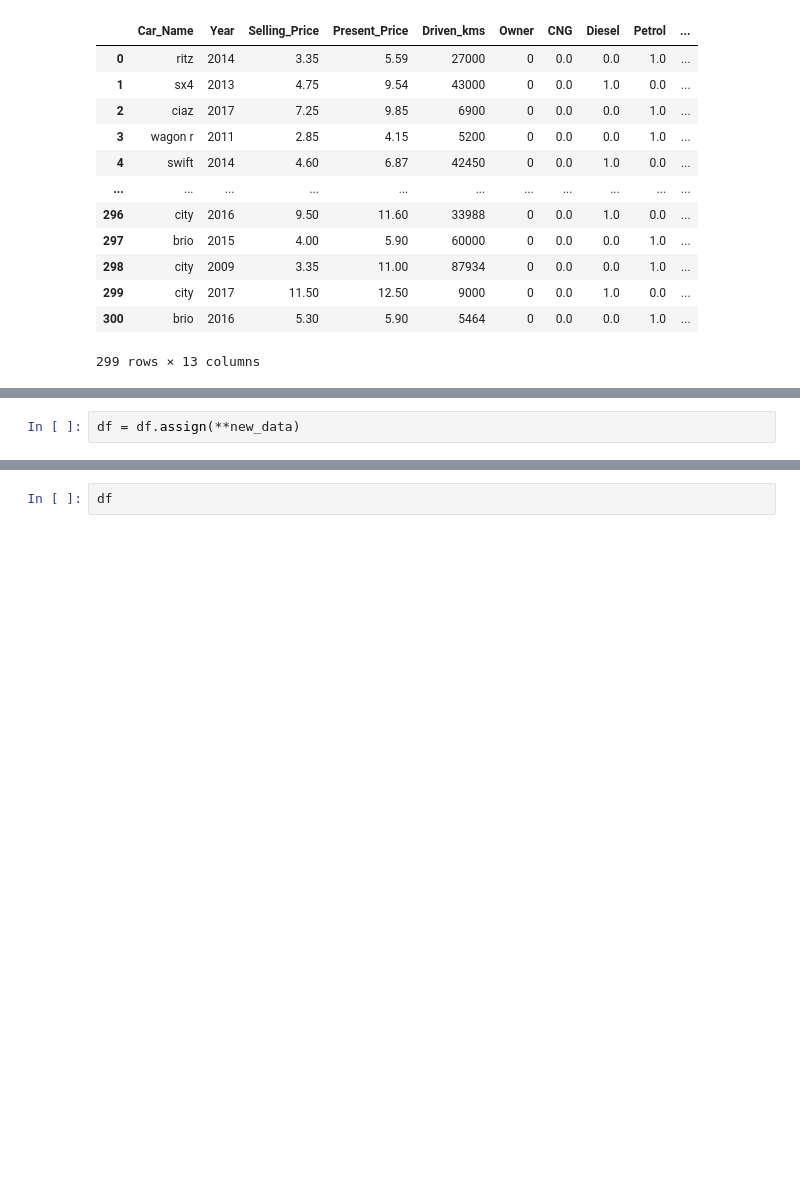
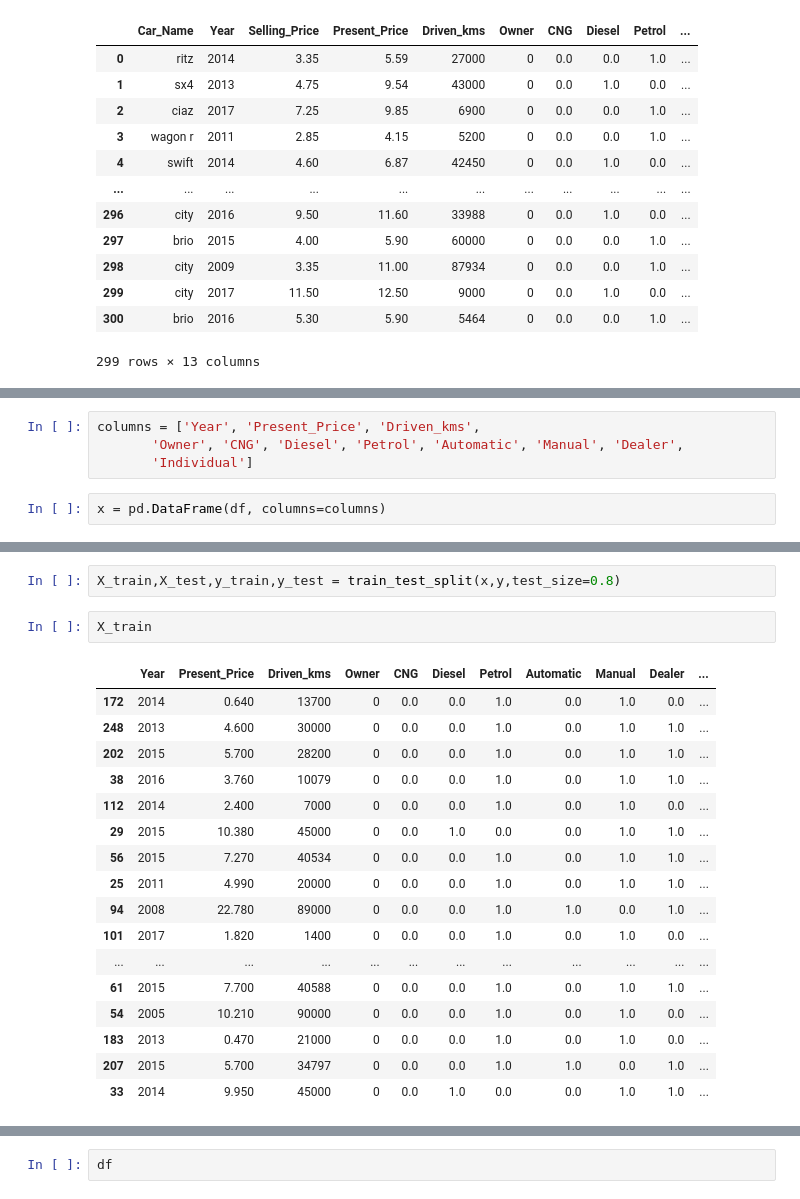
Before and after one commit to Alphamikey23/oasis_datascience_Task3, a Jupyter notebook: Task 3.ipynb, the cells around one changed output, grey strips where cells are left out. Drawn from its saved outputs; the diff is of its cells as text; blank space fills up the shorter version.

```diff
--- a/Task 3.ipynb
+++ b/Task 3.ipynb
@@ -520,2 +426,0 @@ new_data = {'Fuel_Type_CNG': Fuel_Type_CNG,
-# %%
-df = df.assign(**new_data)
@@ -521,0 +442,6 @@ df = df.assign(**new_data)
+# %%
+columns = ['Year', 'Present_Price', 'Driven_kms',
+       'Owner', 'CNG', 'Diesel', 'Petrol', 'Automatic', 'Manual', 'Dealer',
+       'Individual']
+# %%
+x = pd.DataFrame(df, columns=columns)
@@ -521,0 +488,22 @@ df = df.assign(**new_data)
+# %%
+X_train,X_test,y_train,y_test = train_test_split(x,y,test_size=0.8)
+# %%
+X_train
+# %% [output]
+|  | Year | Present_Price | Driven_kms | Owner | CNG | Diesel | Petrol | Automatic | Manual | Dealer | ... |
+| 172 | 2014 | 0.640 | 13700 | 0 | 0.0 | 0.0 | 1.0 | 0.0 | 1.0 | 0.0 | ... |
+| 248 | 2013 | 4.600 | 30000 | 0 | 0.0 | 0.0 | 1.0 | 0.0 | 1.0 | 1.0 | ... |
+| 202 | 2015 | 5.700 | 28200 | 0 | 0.0 | 0.0 | 1.0 | 0.0 | 1.0 | 1.0 | ... |
+| 38 | 2016 | 3.760 | 10079 | 0 | 0.0 | 0.0 | 1.0 | 0.0 | 1.0 | 1.0 | ... |
+| 112 | 2014 | 2.400 | 7000 | 0 | 0.0 | 0.0 | 1.0 | 0.0 | 1.0 | 0.0 | ... |
+| 29 | 2015 | 10.380 | 45000 | 0 | 0.0 | 1.0 | 0.0 | 0.0 | 1.0 | 1.0 | ... |
+| 56 | 2015 | 7.270 | 40534 | 0 | 0.0 | 0.0 | 1.0 | 0.0 | 1.0 | 1.0 | ... |
+| 25 | 2011 | 4.990 | 20000 | 0 | 0.0 | 0.0 | 1.0 | 0.0 | 1.0 | 1.0 | ... |
+| 94 | 2008 | 22.780 | 89000 | 0 | 0.0 | 0.0 | 1.0 | 1.0 | 0.0 | 1.0 | ... |
+| 101 | 2017 | 1.820 | 1400 | 0 | 0.0 | 0.0 | 1.0 | 0.0 | 1.0 | 0.0 | ... |
+| ... | ... | ... | ... | ... | ... | ... | ... | ... | ... | ... | ... |
+| 61 | 2015 | 7.700 | 40588 | 0 | 0.0 | 0.0 | 1.0 | 0.0 | 1.0 | 1.0 | ... |
+| 54 | 2005 | 10.210 | 90000 | 0 | 0.0 | 0.0 | 1.0 | 0.0 | 1.0 | 0.0 | ... |
+| 183 | 2013 | 0.470 | 21000 | 0 | 0.0 | 0.0 | 1.0 | 0.0 | 1.0 | 0.0 | ... |
+| 207 | 2015 | 5.700 | 34797 | 0 | 0.0 | 0.0 | 1.0 | 1.0 | 0.0 | 1.0 | ... |
+| 33 | 2014 | 9.950 | 45000 | 0 | 0.0 | 1.0 | 0.0 | 0.0 | 1.0 | 1.0 | ... |
```
Also changed, not shown: parts of 49 cells of this notebook.
